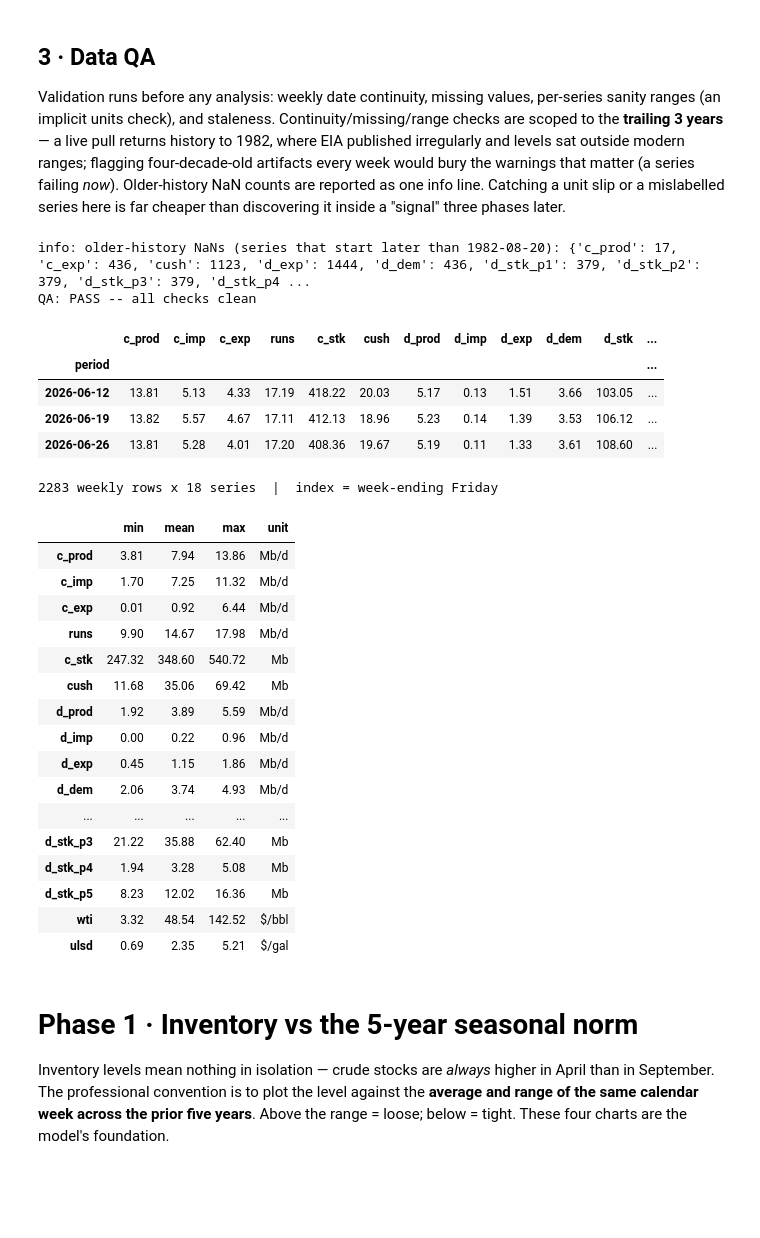
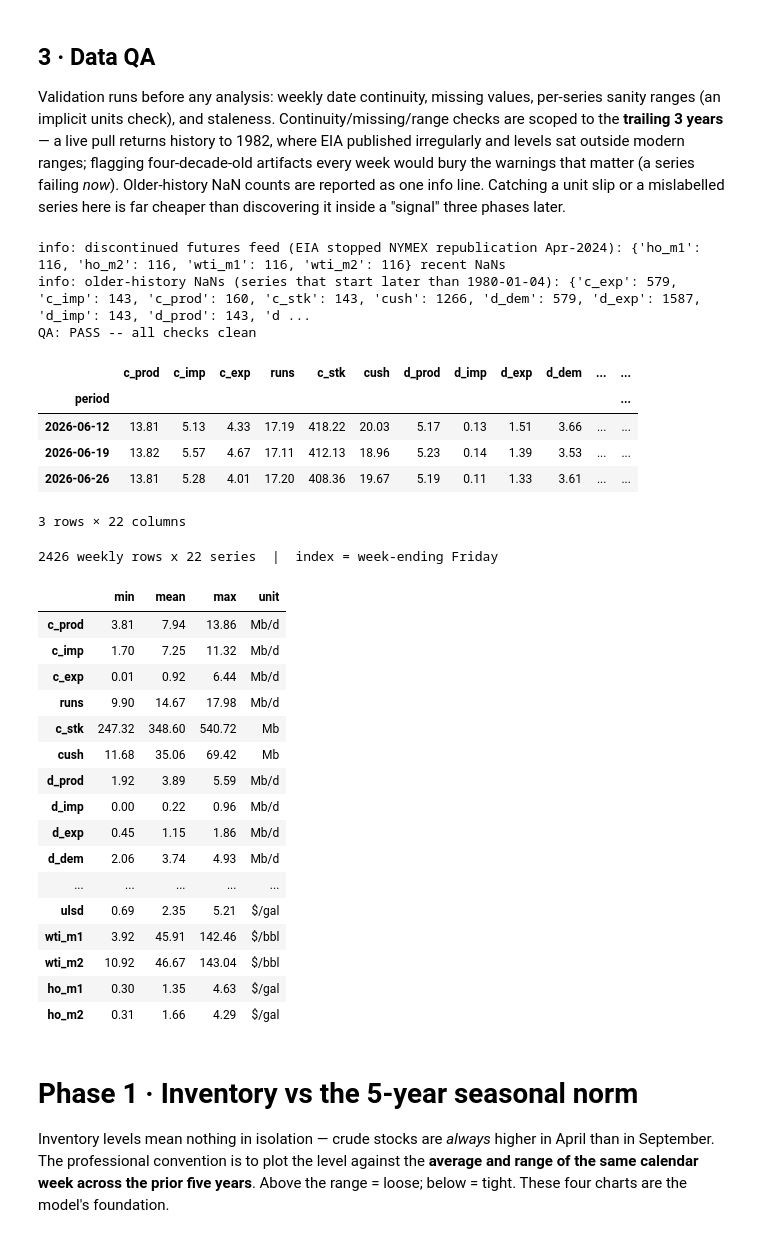
Before and after one commit to tdickers22-lgtm/crude-distillate-sd-model, a Jupyter notebook: crude_distillate_sd_model.ipynb, the cells around one changed output. Cells and saved outputs as stored; diff of their text form; code cells hidden in the pictures; blank space fills up the shorter version.

```diff
--- a/crude_distillate_sd_model.ipynb
+++ b/crude_distillate_sd_model.ipynb
@@ -128,6 +128,18 @@ SERIES = {
                                   name="WTI Cushing spot price (weekly avg)"),
     "EER_EPD2DXL0_PF4_Y35NY_DPG": dict(short="ulsd", commodity="distillate", role="price", unit="$/gal",
                                   name="NY Harbor ULSD spot price (weekly avg)"),
+    # ---- futures term structure for the Predictive Lab ($ — never ×7) ----
+    # Theory of storage ties INVENTORIES to the CURVE: low stocks ⇒ convenience
+    # yield ⇒ backwardation (M1 > M2). These four series let the lab test the
+    # deviation signal against spreads, where the physical link is tightest.
+    "RCLC1":                 dict(short="wti_m1", commodity="crude", role="price", unit="$/bbl",
+                                  name="WTI (Cushing) futures, contract 1 (weekly avg)"),
+    "RCLC2":                 dict(short="wti_m2", commodity="crude", role="price", unit="$/bbl",
+                                  name="WTI (Cushing) futures, contract 2 (weekly avg)"),
+    "EER_EPD2F_PE1_Y35NY_DPG": dict(short="ho_m1", commodity="distillate", role="price", unit="$/gal",
+                                  name="NYH No.2 heating oil/ULSD futures, contract 1 (weekly avg)"),
+    "EER_EPD2F_PE2_Y35NY_DPG": dict(short="ho_m2", commodity="distillate", role="price", unit="$/gal",
+                                  name="NYH No.2 heating oil/ULSD futures, contract 2 (weekly avg)"),
 }
 SHORT = {sid: m["short"] for sid, m in SERIES.items()}
 
@@ -136,7 +148,7 @@ SHORT = {sid: m["short"] for sid, m in SERIES.items()}
 # extension series (regional + price) degrade gracefully instead: skip + warn.
 CORE_IDS = [sid for sid, m in SERIES.items() if m["role"] in ("supply", "demand", "level", "level*")]
 EXT_IDS  = [sid for sid in SERIES if sid not in CORE_IDS]
-assert len(CORE_IDS) == 11 and len(EXT_IDS) == 7
+assert len(CORE_IDS) == 11 and len(EXT_IDS) == 11   # 22 series total
 
 framework = (pd.DataFrame(SERIES).T
              .reset_index().rename(columns={"index": "eia_series_id"})
@@ -413,6 +425,20 @@ def generate_sample_data(end="2026-06-26") -> pd.DataFrame:
     crack = np.maximum(crack, 3.0)
     ulsd = (wti + crack) / 42.0     # $/gal — the ×42 gal→bbl factor, inverted
 
+    # ---------------- futures term structure ($ series — never ×7) -----------
+    # Theory of storage: low stocks → backwardation. The synthetic M1−M2
+    # spreads respond to the same lagged deviation proxies as the spot prices
+    # (shorter lag — the curve reprices state faster than flat price), plus
+    # noise. As ever: sample-data structure results validate the PIPELINE.
+    wti_sprd = (0.35 - 0.11 * c_pctdev.shift(4).fillna(0.0).to_numpy()
+                + _ar1(len(idx), 0.22, rho=0.9))            # $/bbl, M1 − M2
+    wti_m1 = wti + _ar1(len(idx), 0.35, rho=0.5)            # futures M1 ≈ spot
+    wti_m2 = wti_m1 - wti_sprd
+    ho_sprd = (0.008 - 0.0009 * d_pctdev.shift(4).fillna(0.0).to_numpy()
+               + _ar1(len(idx), 0.006, rho=0.9))            # $/gal, M1 − M2
+    ho_m1 = ulsd + _ar1(len(idx), 0.010, rho=0.5)
+    ho_m2 = ho_m1 - ho_sprd
+
     # ---------------- PADD distillate stocks (Mb) ----------------------------
     # Built as SHARES of the national total so the five components sum exactly
     # to WDISTUS1 — matching real EIA data, where PADD stocks are additive.
@@ -438,6 +464,8 @@ def generate_sample_data(end="2026-06-26") -> pd.DataFrame:
         "WDISTUS1": d_stk,
         **padds,
         "RWTC": wti, "EER_EPD2DXL0_PF4_Y35NY_DPG": ulsd,
+        "RCLC1": wti_m1, "RCLC2": wti_m2,
+        "EER_EPD2F_PE1_Y35NY_DPG": ho_m1, "EER_EPD2F_PE2_Y35NY_DPG": ho_m2,
     }, index=idx)
     df.index.name = "period"
     return df.round(3)
@@ -526,6 +554,7 @@ RANGES = {  # loose sanity bounds per series (units as documented)
     # prices — an implicit units check ($/bbl vs $/gal): a ULSD print of 90
     # would mean someone loaded $/bbl into the $/gal column
     "wti": (0, 250), "ulsd": (0.1, 6.0),
+    "wti_m1": (0, 250), "wti_m2": (0, 250), "ho_m1": (0.1, 6.5), "ho_m2": (0.1, 6.5),
 }
 
 def validate(d: pd.DataFrame, recent_weeks=156):
@@ -539,50 +568,58 @@ def validate(d: pd.DataFrame, recent_weeks=156):
     off = gaps[gaps != pd.Timedelta(days=7)]
     if len(off):
         issues.append(f"non-weekly date gaps (recent 3y) at {list(off.index.date)[:5]} ...")
-    nn = r.isna().sum()
+    # EIA stopped republishing NYMEX futures in Apr-2024 (licensing) — their
+    # recent NaNs are an upstream fact, not a data problem (DECISIONS #29).
+    DISCONTINUED = {"wti_m1", "wti_m2", "ho_m1", "ho_m2"}
+    nn = r.drop(columns=[c for c in DISCONTINUED if c in r.columns]).isna().sum()
+    disc = {k: int(v) for k, v in r.reindex(columns=list(DISCONTINUED)).isna().sum().items() if v > 0}
+    if disc:
+        print(f"info: discontinued futures feed (EIA stopped NYMEX republication Apr-2024): {disc} recent NaNs")
     if int(nn.sum()) > 0:
         issues.append(f"missing values (recent 3y): { {k: int(v) for k, v in nn.items() if v > 0} }")
     old_nn = d.isna().sum() - nn
     if int(old_nn.sum()) > 0:
         print(f"info: older-history NaNs (series that start later than {d.index[0].date()}): "
               f"{ {k: int(v) for k, v in old_nn.items() if v > 0} }")
     for c, (lo, hi) in RANGES.items():
         if c not in r.columns:      # extension series may be absent (see data layer)
             continue
         n_bad = int(((r[c] < lo) | (r[c] > hi)).sum())
         if n_bad:
             issues.append(f"{c}: {n_bad} recent obs outside sanity range [{lo}, {hi}]")
     padd_cols = ["d_stk_p1", "d_stk_p2", "d_stk_p3", "d_stk_p4", "d_stk_p5"]
     if all(c in d.columns for c in padd_cols):
         # PADD stocks are components of the US total: they must ADD UP to it
         resid = (d[padd_cols].sum(axis=1) - d.d_stk).abs()
         if float(resid.tail(52).max()) > max(0.005 * float(d.d_stk.iloc[-1]), 1.0):
             issues.append(f"PADD components do not sum to the US total "
                           f"(max 52-wk residual {float(resid.tail(52).max()):.1f} Mb)")
     age = (pd.Timestamp.today().normalize() - d.index[-1]).days
     if age > 10:
         issues.append(f"latest week is {age} days old -- data may be stale")
     print("QA:", "PASS -- all checks clean" if not issues else f"{len(issues)} warning(s)")
     for i in issues:
         print("  !", i)
 
 validate(d)
 d.tail(3)
 # %% [output]
-info: older-history NaNs (series that start later than 1982-08-20): {'c_prod': 17, 'c_exp': 436, 'cush': 1123, 'd_exp': 1444, 'd_dem': 436, 'd_stk_p1': 379, 'd_stk_p2': 379, 'd_stk_p3': 379, 'd_stk_p4 ...
+info: discontinued futures feed (EIA stopped NYMEX republication Apr-2024): {'ho_m1': 116, 'ho_m2': 116, 'wti_m1': 116, 'wti_m2': 116} recent NaNs
+info: older-history NaNs (series that start later than 1980-01-04): {'c_exp': 579, 'c_imp': 143, 'c_prod': 160, 'c_stk': 143, 'cush': 1266, 'd_dem': 579, 'd_exp': 1587, 'd_imp': 143, 'd_prod': 143, 'd ...
 QA: PASS -- all checks clean
-|  | c_prod | c_imp | c_exp | runs | c_stk | cush | d_prod | d_imp | d_exp | d_dem | d_stk | ... |
+|  | c_prod | c_imp | c_exp | runs | c_stk | cush | d_prod | d_imp | d_exp | d_dem | ... | ... |
 | period |  |  |  |  |  |  |  |  |  |  |  | ... |
-| 2026-06-12 | 13.81 | 5.13 | 4.33 | 17.19 | 418.22 | 20.03 | 5.17 | 0.13 | 1.51 | 3.66 | 103.05 | ... |
-| 2026-06-19 | 13.82 | 5.57 | 4.67 | 17.11 | 412.13 | 18.96 | 5.23 | 0.14 | 1.39 | 3.53 | 106.12 | ... |
-| 2026-06-26 | 13.81 | 5.28 | 4.01 | 17.20 | 408.36 | 19.67 | 5.19 | 0.11 | 1.33 | 3.61 | 108.60 | ... |
+| 2026-06-12 | 13.81 | 5.13 | 4.33 | 17.19 | 418.22 | 20.03 | 5.17 | 0.13 | 1.51 | 3.66 | ... | ... |
+| 2026-06-19 | 13.82 | 5.57 | 4.67 | 17.11 | 412.13 | 18.96 | 5.23 | 0.14 | 1.39 | 3.53 | ... | ... |
+| 2026-06-26 | 13.81 | 5.28 | 4.01 | 17.20 | 408.36 | 19.67 | 5.19 | 0.11 | 1.33 | 3.61 | ... | ... |
+3 rows × 22 columns
 # %%
 # ── Master DataFrame: one row per week, one column per series ────────────────
 units_note = pd.DataFrame({"unit": {v: SERIES[k]["unit"] for k, v in SHORT.items()}})
 print(f"{d.shape[0]} weekly rows x {d.shape[1]} series  |  index = week-ending Friday")
 d.describe().T[["min", "mean", "max"]].join(units_note)
 # %% [output]
-2283 weekly rows x 18 series  |  index = week-ending Friday
+2426 weekly rows x 22 series  |  index = week-ending Friday
 |  | min | mean | max | unit |
 | c_prod | 3.81 | 7.94 | 13.86 | Mb/d |
 | c_imp | 1.70 | 7.25 | 11.32 | Mb/d |
@@ -595,11 +632,11 @@ d.describe().T[["min", "mean", "max"]].join(units_note)
 | d_exp | 0.45 | 1.15 | 1.86 | Mb/d |
 | d_dem | 2.06 | 3.74 | 4.93 | Mb/d |
 | ... | ... | ... | ... | ... |
-| d_stk_p3 | 21.22 | 35.88 | 62.40 | Mb |
-| d_stk_p4 | 1.94 | 3.28 | 5.08 | Mb |
-| d_stk_p5 | 8.23 | 12.02 | 16.36 | Mb |
-| wti | 3.32 | 48.54 | 142.52 | $/bbl |
 | ulsd | 0.69 | 2.35 | 5.21 | $/gal |
+| wti_m1 | 3.92 | 45.91 | 142.46 | $/bbl |
+| wti_m2 | 10.92 | 46.67 | 143.04 | $/bbl |
+| ho_m1 | 0.30 | 1.35 | 4.63 | $/gal |
+| ho_m2 | 0.31 | 1.66 | 4.29 | $/gal |
 # %% [markdown]
 # Phase 1 · Inventory vs the 5-year seasonal norm
 
```
Also changed, not shown: parts of 15 cells of this notebook, 9 other files.
